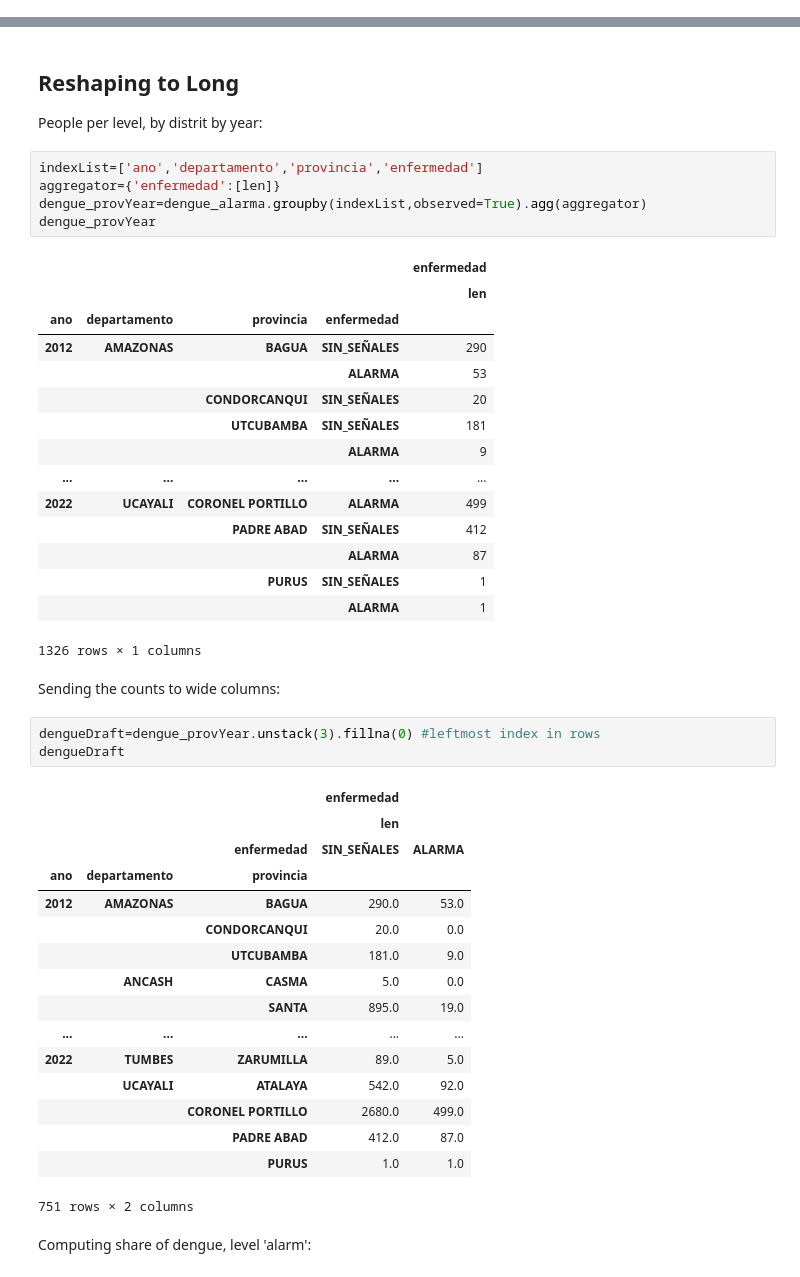
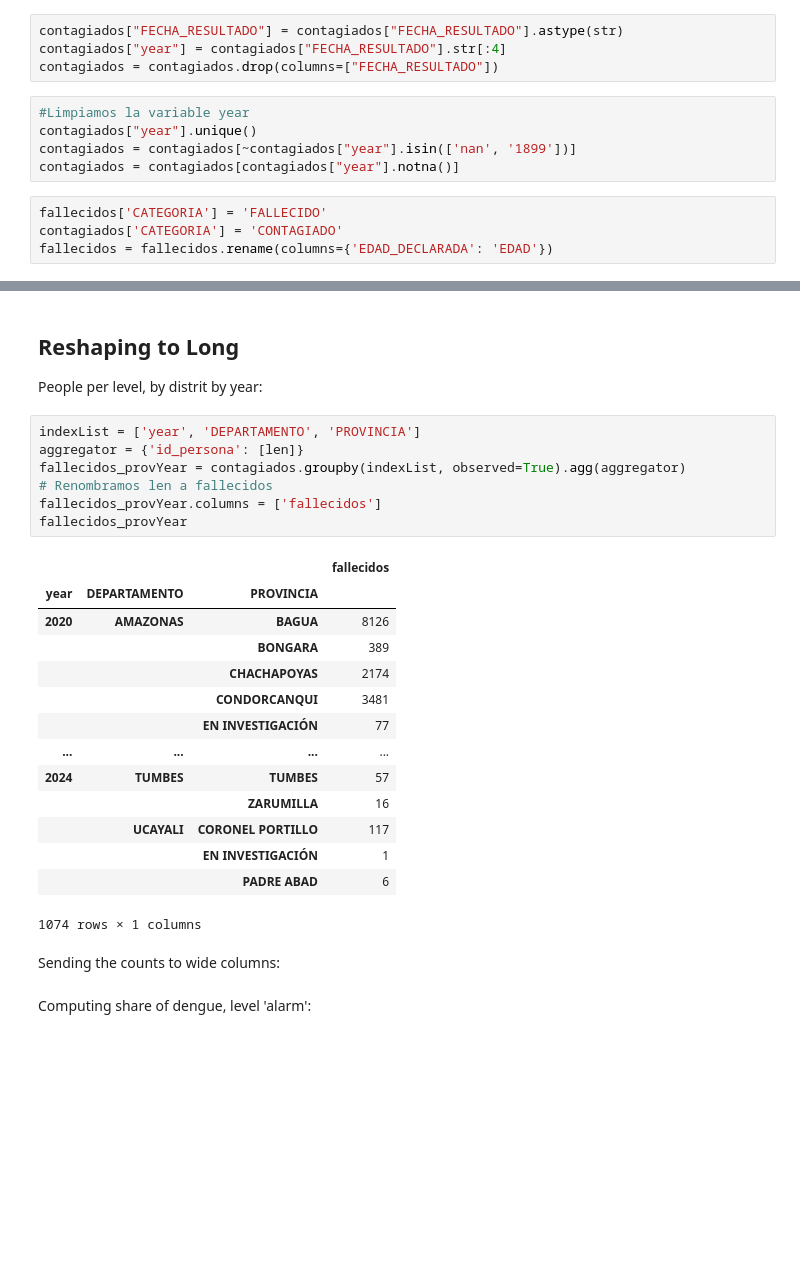
Before and after one commit to nicosil02/Redes2, a Jupyter notebook: geoDF_ANALYTICS.ipynb, the cells around one changed output, grey strips where cells are left out. Saved outputs shown, nothing was run; the diff lists cells and outputs as text; blank space fills up the shorter version.

```diff
--- a/geoDF_ANALYTICS.ipynb
+++ b/geoDF_ANALYTICS.ipynb
@@ -102,0 +72,13 @@ dengue_alarma.head()
+# %%
+contagiados["FECHA_RESULTADO"] = contagiados["FECHA_RESULTADO"].astype(str)
+contagiados["year"] = contagiados["FECHA_RESULTADO"].str[:4]
+contagiados = contagiados.drop(columns=["FECHA_RESULTADO"])
+# %%
+#Limpiamos la variable year
+contagiados["year"].unique()
+contagiados = contagiados[~contagiados["year"].isin(['nan', '1899'])]
+contagiados = contagiados[contagiados["year"].notna()]
+# %%
+fallecidos['CATEGORIA'] = 'FALLECIDO'
+contagiados['CATEGORIA'] = 'CONTAGIADO'
+fallecidos = fallecidos.rename(columns={'EDAD_DECLARADA': 'EDAD'})
@@ -105,48 +116,29 @@ dengue_alarma.head()
 
 People per level, by distrit by year:
 # %%
-indexList=['ano','departamento','provincia','enfermedad']
-aggregator={'enfermedad':[len]}
-dengue_provYear=dengue_alarma.groupby(indexList,observed=True).agg(aggregator)
-dengue_provYear
+indexList = ['year', 'DEPARTAMENTO', 'PROVINCIA']
+aggregator = {'id_persona': [len]}
+fallecidos_provYear = contagiados.groupby(indexList, observed=True).agg(aggregator)
+# Renombramos len a fallecidos
+fallecidos_provYear.columns = ['fallecidos']
+fallecidos_provYear
 # %% [output]
-|  |  |  |  | enfermedad |
-|  |  |  |  | len |
-| ano | departamento | provincia | enfermedad |  |
-| 2012 | AMAZONAS | BAGUA | SIN_SEÑALES | 290 |
-|  |  |  | ALARMA | 53 |
-|  |  | CONDORCANQUI | SIN_SEÑALES | 20 |
-|  |  | UTCUBAMBA | SIN_SEÑALES | 181 |
-|  |  |  | ALARMA | 9 |
-| ... | ... | ... | ... | ... |
-| 2022 | UCAYALI | CORONEL PORTILLO | ALARMA | 499 |
-|  |  | PADRE ABAD | SIN_SEÑALES | 412 |
-|  |  |  | ALARMA | 87 |
-|  |  | PURUS | SIN_SEÑALES | 1 |
-|  |  |  | ALARMA | 1 |
+|  |  |  | fallecidos |
+| year | DEPARTAMENTO | PROVINCIA |  |
+| 2020 | AMAZONAS | BAGUA | 8126 |
+|  |  | BONGARA | 389 |
+|  |  | CHACHAPOYAS | 2174 |
+|  |  | CONDORCANQUI | 3481 |
+|  |  | EN INVESTIGACIÓN | 77 |
+| ... | ... | ... | ... |
+| 2024 | TUMBES | TUMBES | 57 |
+|  |  | ZARUMILLA | 16 |
+|  | UCAYALI | CORONEL PORTILLO | 117 |
+|  |  | EN INVESTIGACIÓN | 1 |
+|  |  | PADRE ABAD | 6 |
-1326 rows × 1 columns
+1074 rows × 1 columns
 # %% [markdown]
 Sending the counts to wide columns:
-# %%
-dengueDraft=dengue_provYear.unstack(3).fillna(0) #leftmost index in rows
-dengueDraft
-# %% [output]
-|  |  |  | enfermedad |  |
-|  |  |  | len |  |
-|  |  | enfermedad | SIN_SEÑALES | ALARMA |
-| ano | departamento | provincia |  |  |
-| 2012 | AMAZONAS | BAGUA | 290.0 | 53.0 |
-|  |  | CONDORCANQUI | 20.0 | 0.0 |
-|  |  | UTCUBAMBA | 181.0 | 9.0 |
-|  | ANCASH | CASMA | 5.0 | 0.0 |
-|  |  | SANTA | 895.0 | 19.0 |
-| ... | ... | ... | ... | ... |
-| 2022 | TUMBES | ZARUMILLA | 89.0 | 5.0 |
-|  | UCAYALI | ATALAYA | 542.0 | 92.0 |
-|  |  | CORONEL PORTILLO | 2680.0 | 499.0 |
-|  |  | PADRE ABAD | 412.0 | 87.0 |
-|  |  | PURUS | 1.0 | 1.0 |
-751 rows × 2 columns
 # %% [markdown]
 Computing share of dengue, level 'alarm':
 # %%
```
Also changed, not shown: parts of 14 cells of this notebook.
